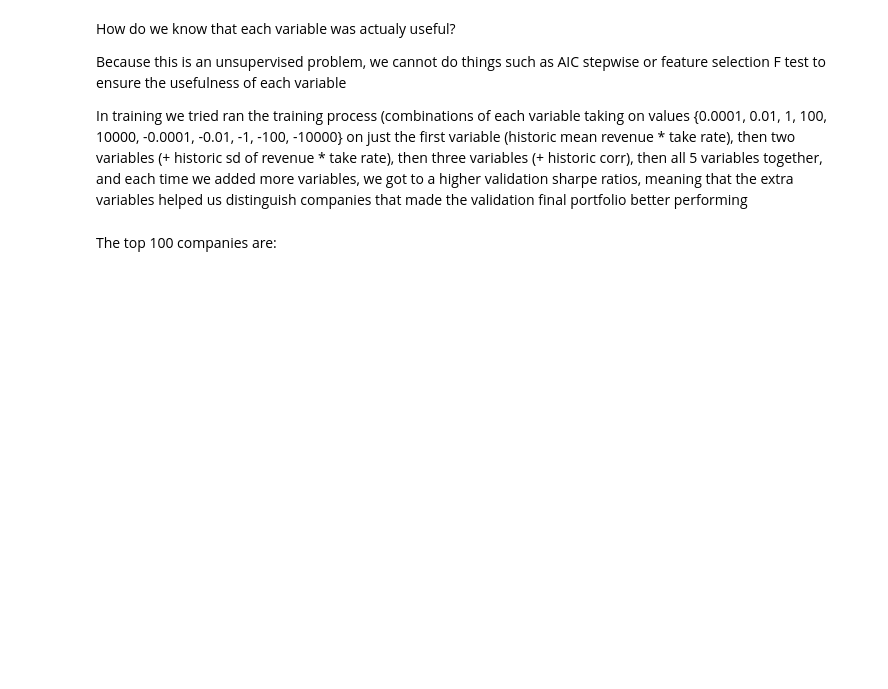
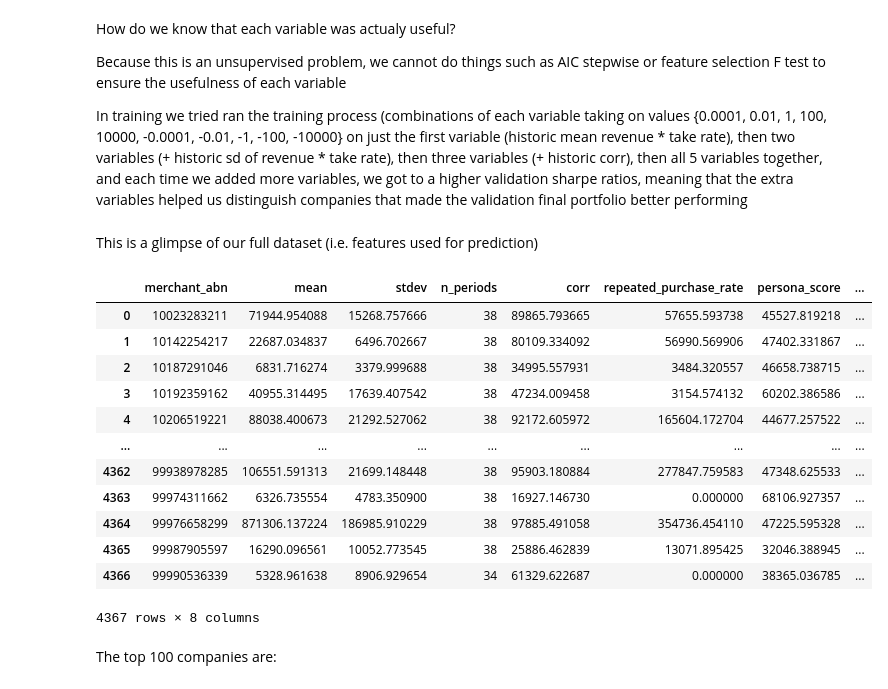
Before and after one commit to TGChenZP/MAST30034-A2_GroupWork_Py, a Jupyter notebook: notebooks/26_A_R_summary_notebook.ipynb, the cells around one changed output. Saved outputs shown, nothing was run; the diff lists cells and outputs as text; code cells hidden in the pictures; blank space fills up the shorter version.

```diff
--- a/notebooks/26_A_R_summary_notebook.ipynb
+++ b/notebooks/26_A_R_summary_notebook.ipynb
@@ -459,6 +466,43 @@ How do we know that each variable was actualy useful?
 Because this is an unsupervised problem, we cannot do things such as AIC stepwise or feature selection F test to ensure the usefulness of each variable
 
 In training we tried ran the training process (combinations of each variable taking on values {0.0001, 0.01, 1, 100, 10000, -0.0001, -0.01, -1, -100, -10000} on just the first variable (historic mean revenue * take rate), then two variables (+ historic sd of revenue * take rate), then three variables (+ historic corr), then all 5 variables together, and each time we added more variables, we got to a higher validation sharpe ratios, meaning that the extra variables helped us distinguish companies that made the validation final portfolio better performing
+# %% [markdown]
+This is a glimpse of our full dataset (i.e. features used for prediction)
+# %%
+merchant_overall = pd.read_csv('../data/curated/final_model/input/agg_fortnightly_mean_sd_marketcorr_NOFRAUD.csv')
+
+loyalty_overall = pd.read_csv(('../data/curated/final_model/input/loyalty_full.csv'))
+loyalty_overall = loyalty_overall[['merchant_abn', 'repeated_purchase_rate']]
+
+persona_overall = pd.read_csv(('../data/curated/final_model/input/persona_full.csv'))
+
+# merge dataset with 4th variable
+merchant_overall = merchant_overall.merge(loyalty_overall, on='merchant_abn', how='inner')
+merchant_overall = merchant_overall.merge(persona_overall, on='merchant_abn', how='inner')
+
+merchant_overall['standardised stdev'] = merchant_overall['stdev']/merchant_overall['mean']
+
+merchant_overall['corr'] = merchant_overall['corr'] * 100000
+merchant_overall['repeated_purchase_rate'] = merchant_overall['repeated_purchase_rate'] * 1000000
+merchant_overall['persona_score'] = merchant_overall['persona_score'] * 10000000
+
+merchant_overall['standardised stdev'] = merchant_overall['standardised stdev'] * 100000
+
+merchant_overall
+# %% [output]
+|  | merchant_abn | mean | stdev | n_periods | corr | repeated_purchase_rate | persona_score | ... |
+| 0 | 10023283211 | 71944.954088 | 15268.757666 | 38 | 89865.793665 | 57655.593738 | 45527.819218 | ... |
+| 1 | 10142254217 | 22687.034837 | 6496.702667 | 38 | 80109.334092 | 56990.569906 | 47402.331867 | ... |
+| 2 | 10187291046 | 6831.716274 | 3379.999688 | 38 | 34995.557931 | 3484.320557 | 46658.738715 | ... |
+| 3 | 10192359162 | 40955.314495 | 17639.407542 | 38 | 47234.009458 | 3154.574132 | 60202.386586 | ... |
+| 4 | 10206519221 | 88038.400673 | 21292.527062 | 38 | 92172.605972 | 165604.172704 | 44677.257522 | ... |
+| ... | ... | ... | ... | ... | ... | ... | ... | ... |
+| 4362 | 99938978285 | 106551.591313 | 21699.148448 | 38 | 95903.180884 | 277847.759583 | 47348.625533 | ... |
+| 4363 | 99974311662 | 6326.735554 | 4783.350900 | 38 | 16927.146730 | 0.000000 | 68106.927357 | ... |
+| 4364 | 99976658299 | 871306.137224 | 186985.910229 | 38 | 97885.491058 | 354736.454110 | 47225.595328 | ... |
+| 4365 | 99987905597 | 16290.096561 | 10052.773545 | 38 | 25886.462839 | 13071.895425 | 32046.388945 | ... |
+| 4366 | 99990536339 | 5328.961638 | 8906.929654 | 34 | 61329.622687 | 0.000000 | 38365.036785 | ... |
+4367 rows × 8 columns
 # %% [markdown]
 The top 100 companies are:
 # %%
```
Also changed, not shown: parts of 24 cells of this notebook, 1 other file.
